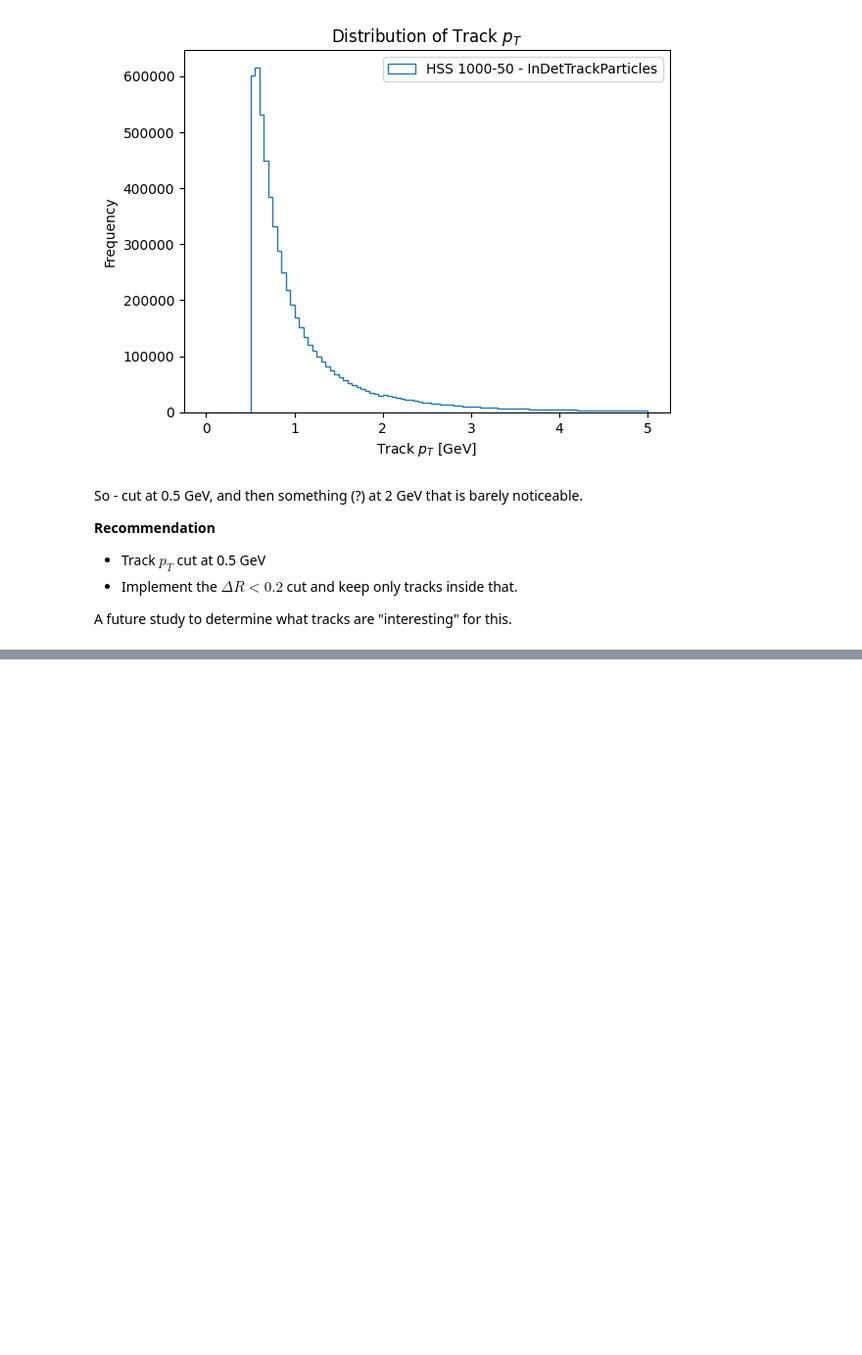
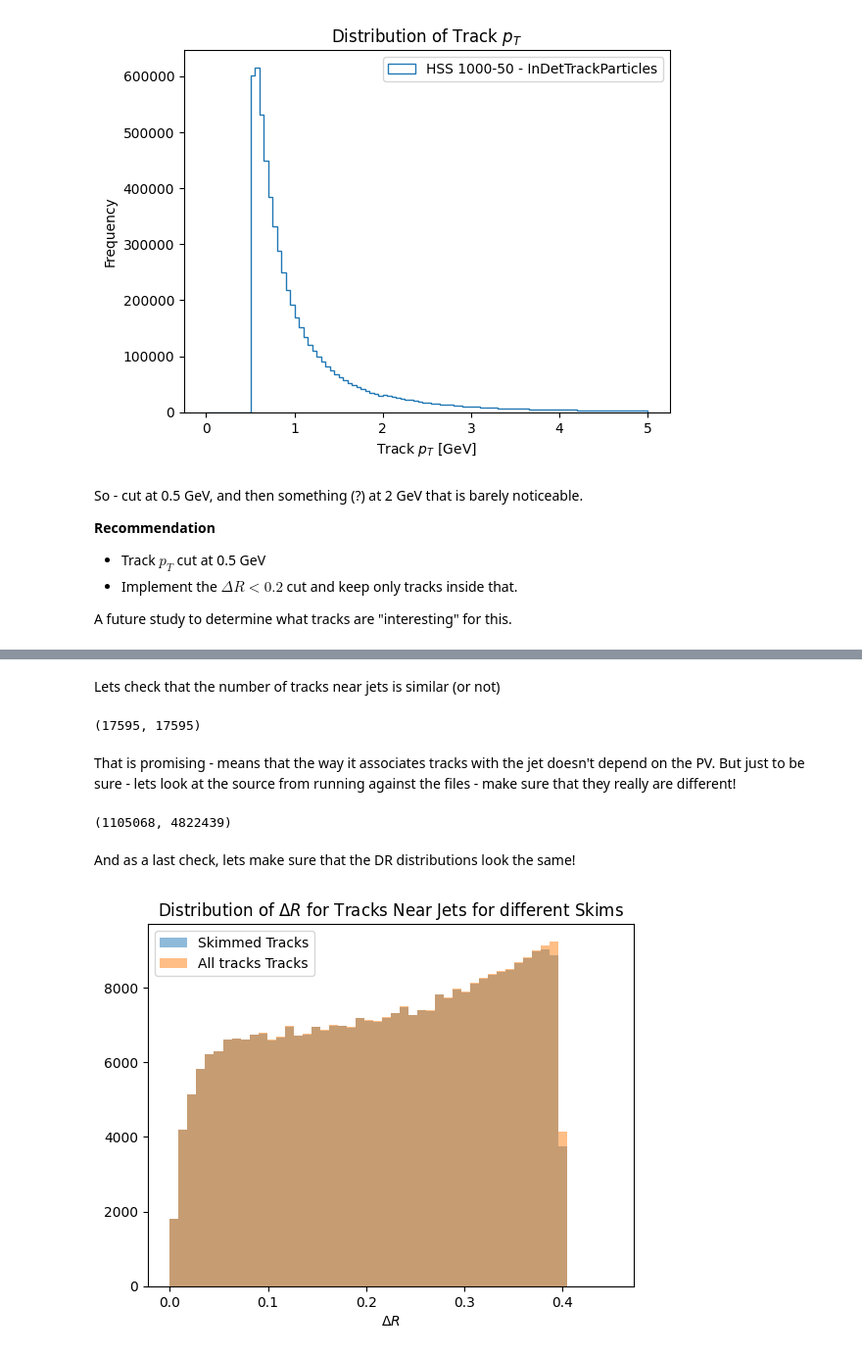
Before and after one commit to gordonwatts/sx_training_fetch, a Jupyter notebook: notebooks/004 - pv_derivation_tracks.ipynb, the cells around one changed output, grey strips where cells are left out. Shown at 98% size. Cells and saved outputs as stored; diff of their text form; code cells hidden in the pictures; blank space fills up the shorter version.

Commit message:
Closer examination of tracks around jets

```diff
--- a/notebooks/004 - pv_derivation_tracks.ipynb
+++ b/notebooks/004 - pv_derivation_tracks.ipynb
@@ -245,0 +273,24 @@ A future study to determine what tracks are "interesting" for this.
+# %%
+def fetch_jets_and_tracks(ds_name: str):
+    'Return a list of jets and the nearby associated tracks'
+    preselection = build_preselection()
+
+    extra_info_query = preselection.Select(
+        lambda e: {
+            "track_pt": [t.pt() / 1000.0 for t in e.all_tracks],
+            "track_eta": [t.eta() for t in e.all_tracks],
+            "track_phi": [t.phi() for t in e.all_tracks],
+            "jet_pt": [j.pt() / 1000.0 for j in e.jets],
+            "jet_eta": [j.eta() for j in e.jets],
+            "jet_phi": [j.phi() for j in e.jets],
+        }
+    )
+    extra_info = run_query(ds_name, extra_info_query)
+    return extra_info
+
+skimmed_data = fetch_jets_and_tracks(
+    "../DAOD_LLP1.outputLLP1_mc23_537565_trigger.pool.root"
+)
+all_tracks_data = fetch_jets_and_tracks(
+    "../DAOD_LLP1.outputLLP1_mc23_527565_NoLeadingJetsTracksAllPt_09042025.pool.root"
+)
@@ -245,0 +350,28 @@ A future study to determine what tracks are "interesting" for this.
+# %% [markdown]
+Lets check that the number of tracks near jets is similar (or not)
+# %%
+len(ak.flatten(all_tracks_jt.jets.tracks.dr)), len(ak.flatten(skimmed_jt.jets.tracks.dr))
+# %% [output]
+(17595, 17595)
+# %% [markdown]
+That is promising - means that the way it associates tracks with the jet doesn't depend on the PV. But just to be sure - lets look at the source from running against the files - make sure that they really are different!
+# %%
+len(ak.flatten(skimmed_data.track_pt)), len(ak.flatten(all_tracks_data.track_pt))
+# %% [output]
+(1105068, 4822439)
+# %% [markdown]
+And as a last check, lets make sure that the DR distributions look the same!
+# %%
+# Flatten the dr arrays for both datasets
+skimmed_dr = ak.flatten(skimmed_jt.jets.tracks.dr, axis=None)
+all_tracks_dr = ak.flatten(all_tracks_jt.jets.tracks.dr, axis=None)
+
+plt.hist(skimmed_dr, bins=50, range=(0, 0.45), label="Skimmed Tracks", alpha=0.5)
+plt.hist(all_tracks_dr, bins=50, range=(0, 0.45), label="All tracks Tracks", alpha=0.5)
+
+plt.xlabel(r"$\Delta R$")
+plt.title(r"Distribution of $\Delta R$ for Tracks Near Jets for different Skims")
+plt.legend()
+plt.show()
+# %% [output]
+[figure, added]
```
Also changed, not shown: parts of 4 cells of this notebook, 1 other file.
